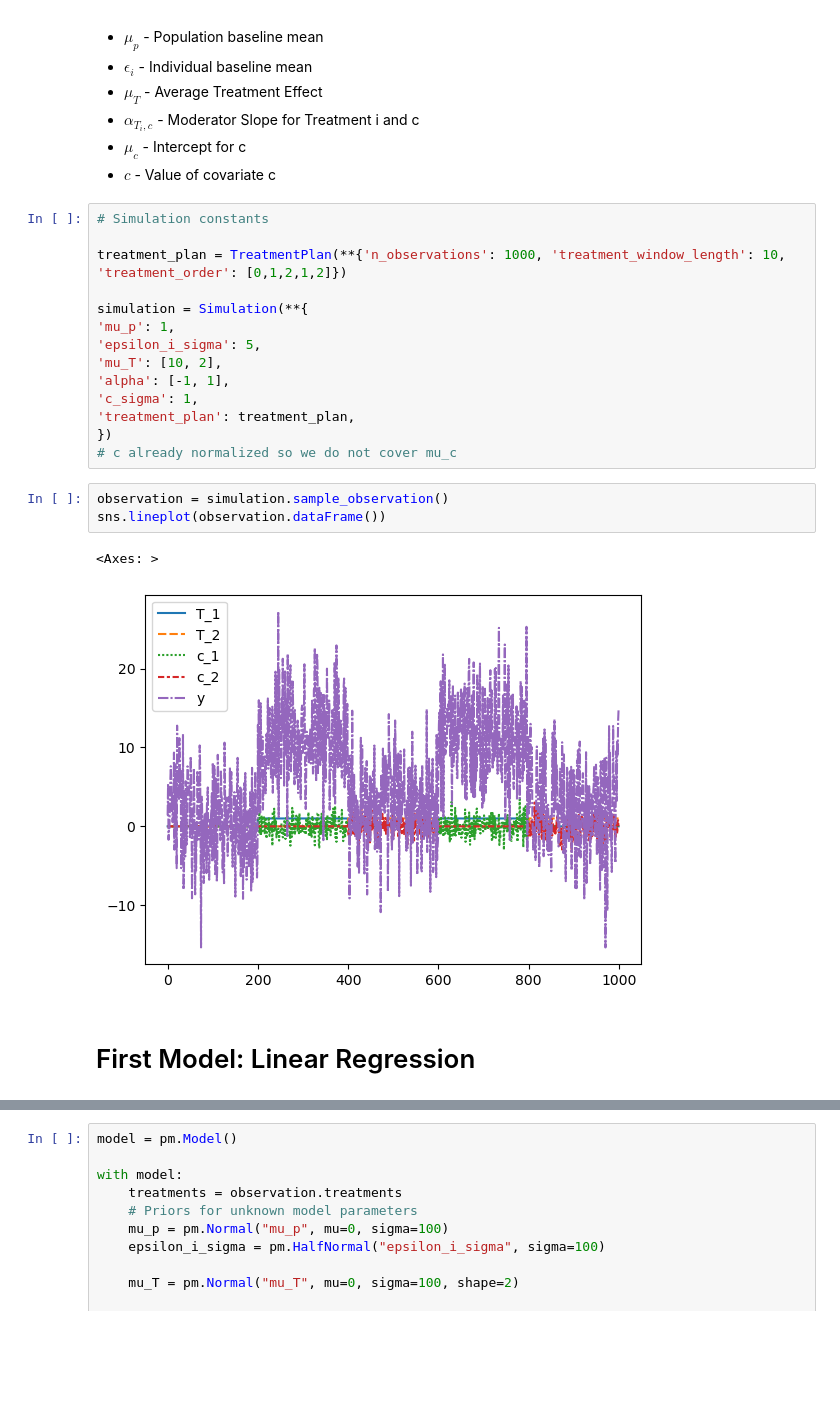
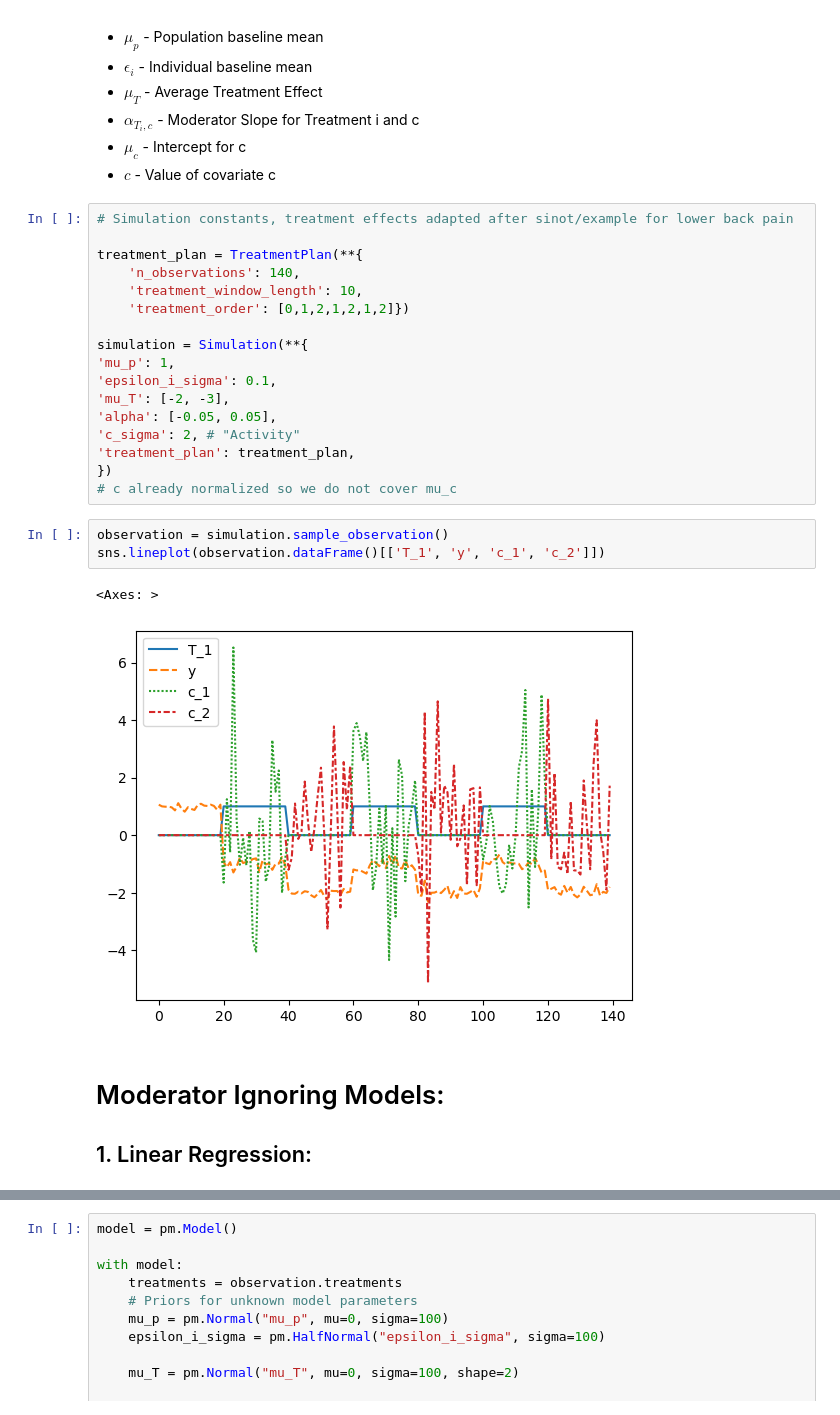
Before and after one commit to HIAlab/adaptive_nof1, a Jupyter notebook: simulation.ipynb, the cells around one changed output, grey strips where cells are left out. Cells and saved outputs as stored; diff of their text form; blank space fills up the shorter version.

Commit message:
Add 'moderator-ignoring' linear regression model

```diff
--- a/simulation.ipynb
+++ b/simulation.ipynb
@@ -41,25 +41,29 @@ $ O = \mu_p + \epsilon_i + \mathbb{1}(T_i = \text{active}) (\mu_T + \alpha_{T_i}
 - $\alpha_{T_i, c}$ - Moderator Slope for Treatment i and c
 - $\mu_c$ - Intercept for c
 - $c$ - Value of covariate c
-# %%
-# Simulation constants
-
-treatment_plan = TreatmentPlan(**{'n_observations': 1000, 'treatment_window_length': 10, 'treatment_order': [0,1,2,1,2]})
-
-simulation = Simulation(**{
-'mu_p': 1,
-'epsilon_i_sigma': 5,
-'mu_T': [10, 2],
-'alpha': [-1, 1],
-'c_sigma': 1,
-'treatment_plan': treatment_plan,
-})
-# c already normalized so we do not cover mu_c
+# %%
+# Simulation constants, treatment effects adapted after sinot/example for lower back pain
+
+treatment_plan = TreatmentPlan(**{
+    'n_observations': 140,
+    'treatment_window_length': 10,
+    'treatment_order': [0,1,2,1,2,1,2]})
+
+simulation = Simulation(**{
+'mu_p': 1,
+'epsilon_i_sigma': 0.1,
+'mu_T': [-2, -3],
+'alpha': [-0.05, 0.05],
+'c_sigma': 2, # "Activity"
+'treatment_plan': treatment_plan,
+})
+# c already normalized so we do not cover mu_c
 # %%
 observation = simulation.sample_observation()
-sns.lineplot(observation.dataFrame())
+sns.lineplot(observation.dataFrame()[['T_1', 'y', 'c_1', 'c_2']])
 # %% [output]
 <Axes: >
-[figure, old version]
+[figure, new version]
-# %% [markdown]
-# First Model: Linear Regression
+# %% [markdown]
+# Moderator Ignoring Models:
+## 1. Linear Regression:
```
Also changed, not shown: parts of 9 cells of this notebook, 1 other file.
